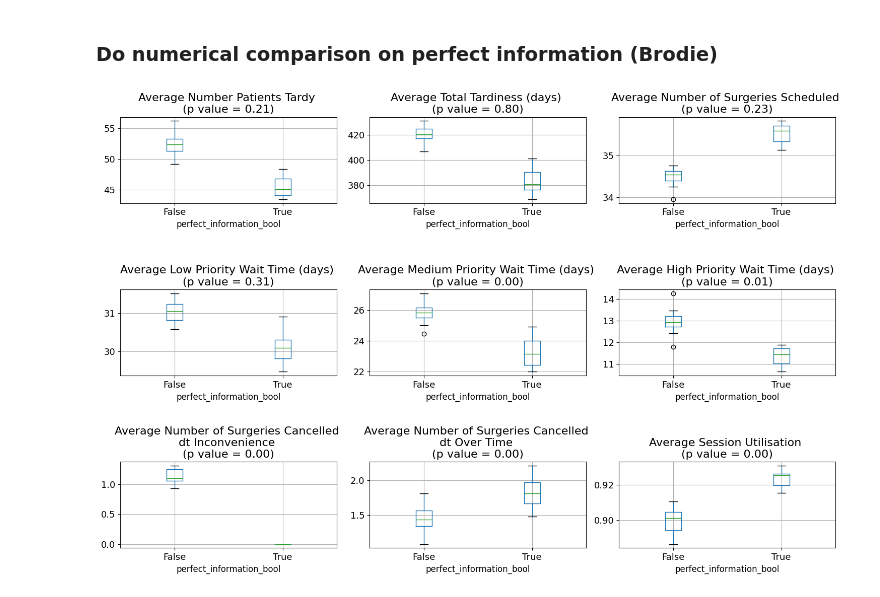
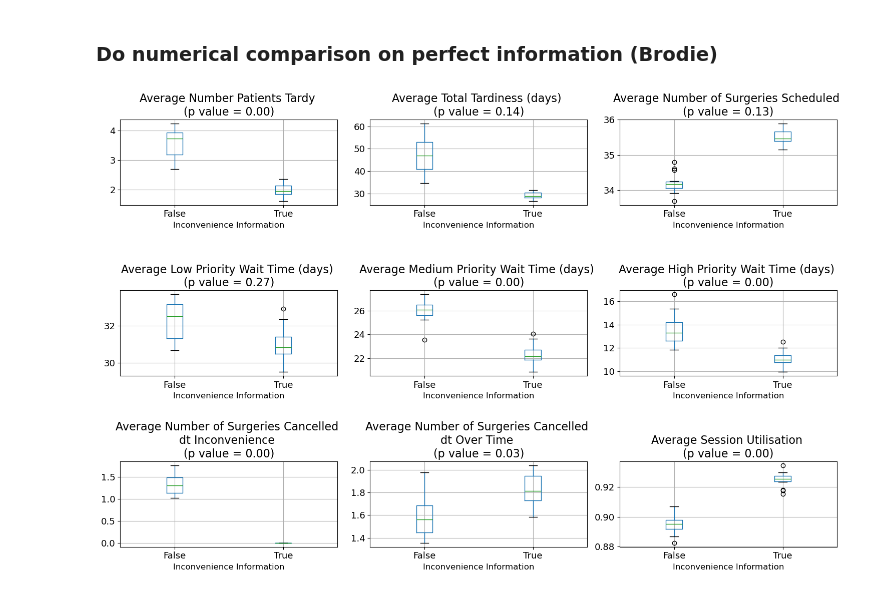
Before and after one commit to brodie11/surgery_scheduling, a Jupyter notebook: brodie_perrie_code/src/scripts/brodie_plotting.ipynb, the cells around one changed output. Saved outputs shown, nothing was run; the diff lists cells and outputs as text; code cells hidden in the pictures.

```diff
--- a/brodie_perrie_code/src/scripts/brodie_plotting.ipynb
+++ b/brodie_perrie_code/src/scripts/brodie_plotting.ipynb
@@ -302,18 +284,18 @@ plot_numerical_difference(metrics=pi_metrics, categories=categories, seperation_
 # %%
 categories = [
         'number of patients tardy', 'total tardiness', 'total surgeries completed',
         'average wait time (priority < 0.33)', 'average wait_time (0.33 < priority < 0.66)',
         'average wait time 0.66 < priority', 'total cancelled inconvenient','total cancelled overtime',
         'average utilisation',
     ]
 
-csv_pi_path = os.path.join(OUTPUT_DIR, "metricss_0_f_A_sd_0301_ed_0301_ipic_T_idce_F_mdp_-1_mds_-1_ipc_F_pv_50_ioc_F_dct_91_tl_20_og_05.csv")
+csv_pi_path = os.path.join(OUTPUT_DIR, "metricss_0_f_A_sd_1503_ed_1603_ipic_T_idce_F_mdp_-1_mds_-1_ipc_F_pv_50_ioc_F_dct_91_tl_20_og_05.csv")
 #load in metrics for perfect_info
 pi_metrics = pd.read_csv(csv_pi_path)
 #load in metrics for perfect_info
 
-seperation_category = 'perfect_information_bool'
+seperation_category = 'Inconvenience Information'
 
 plot_numerical_difference(metrics=pi_metrics, categories=categories, seperation_category=seperation_category)
 # %% [output]
-[figure, old version]
+[figure, new version]
```
Also changed, not shown: parts of 13 cells of this notebook, 8 other files.
